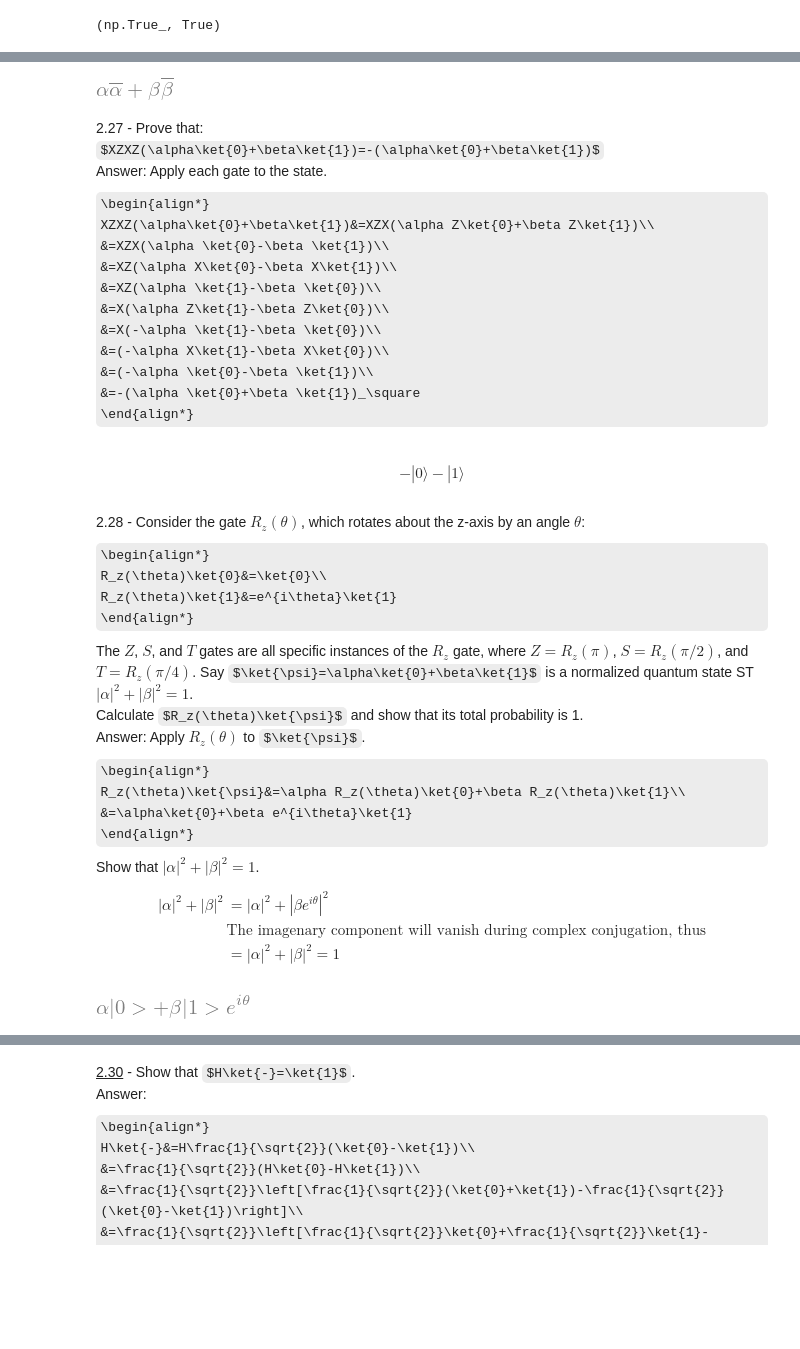
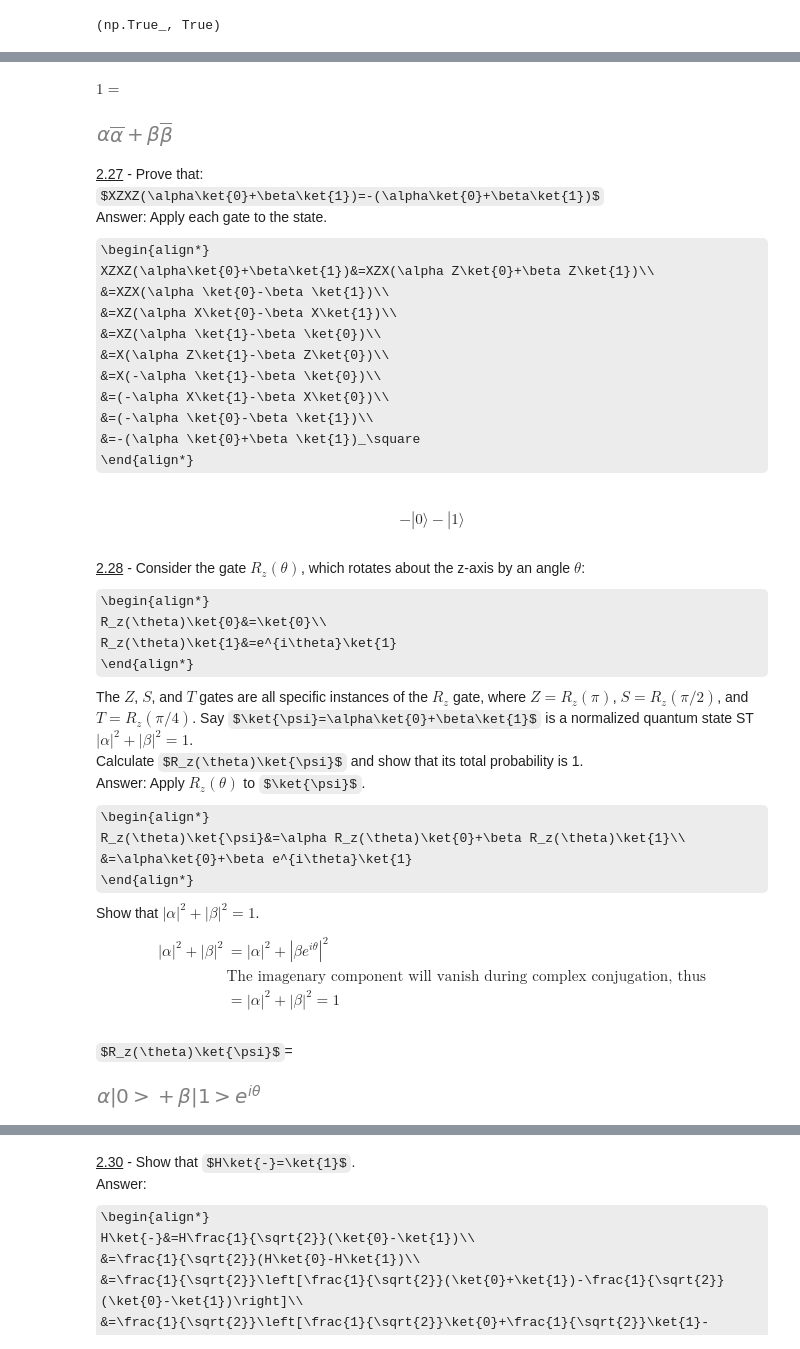
Before and after one commit to Artuk009/QuantumComputing, a Jupyter notebook: PracticeProblems_TWong/Chapter2.ipynb, the cells around one changed output, grey strips where cells are left out. Drawn from its saved outputs; the diff is of its cells as text; code cells hidden in the pictures; some formulas as TeX source; blank space fills up the shorter version.

```diff
--- a/PracticeProblems_TWong/Chapter2.ipynb
+++ b/PracticeProblems_TWong/Chapter2.ipynb
@@ -312,19 +316,21 @@ q
 # %%
 # Check that the state is valid
 eq = (
                 (((sp.sqrt(3)*alpha)/2)+((sp.sqrt(3)*beta)/4)+((sp.I*beta)/4))*
     sp.conjugate(((sp.sqrt(3)*alpha)/2)+((sp.sqrt(3)*beta)/4)+((sp.I*beta)/4))
                 +
                 (((sp.sqrt(3)*alpha)/4)+((sp.I*alpha)/4)-((sp.sqrt(3)*beta)/4)-((3*sp.I*beta)/4))*
     sp.conjugate(((sp.sqrt(3)*alpha)/4)+((sp.I*alpha)/4)-((sp.sqrt(3)*beta)/4)-((3*sp.I*beta)/4))
 )
 eq = sp.expand(eq)
 eq = sp.factor(eq)
+display(Latex("$1=$"))
 eq # valid because |alpha|^2 + |beta|^2 is 1
 # %% [output]
+$1=$
-[figure, old version]
+[figure, new version]
 # %% [markdown]
-2.27 - Prove that:<br>
+<u>2.27</u> - Prove that:<br>
 $XZXZ(\alpha\ket{0}+\beta\ket{1})=-(\alpha\ket{0}+\beta\ket{1})$<br>
 Answer: Apply each gate to the state.<br>
 \begin{align*}
@@ -356,7 +362,7 @@ display(q.draw("latex"))
 # %% [output]
 $$- |0\rangle- |1\rangle$$
 # %% [markdown]
-2.28 - Consider the gate $R_z(\theta)$, which rotates about the z-axis by an angle $\theta$:<br>
+<u>2.28</u> - Consider the gate $R_z(\theta)$, which rotates about the z-axis by an angle $\theta$:<br>
 \begin{align*}
 R_z(\theta)\ket{0}&=\ket{0}\\
 R_z(\theta)\ket{1}&=e^{i\theta}\ket{1}
@@ -383,7 +389,9 @@ Rz_theta_ket_one = sp.exp(sp.I*theta)*ket_one
 q = sp.expand(alpha*(Rz_theta_ket_zero)+beta*(Rz_theta_ket_one))
 q = sp.collect(q, ket_zero)
 q = sp.collect(q, ket_one)
+display(Latex("$R_z(\\theta)\\ket{\\psi}$="))
 q
 # %% [output]
+$R_z(\theta)\ket{\psi}$=
-[figure, old version]
+[figure, new version]
 # %% [markdown]
```
Also changed, not shown: parts of 25 cells of this notebook.
